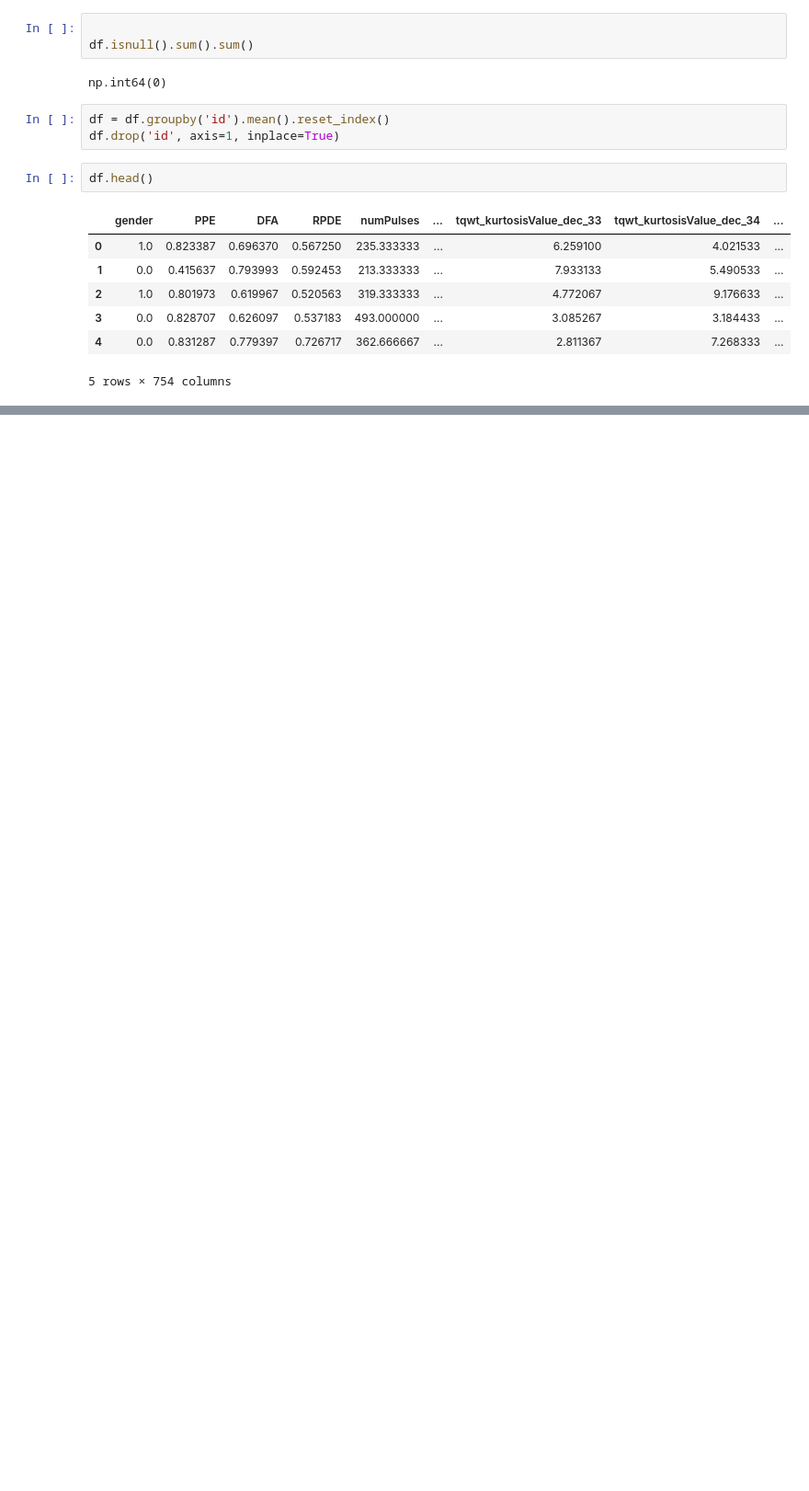
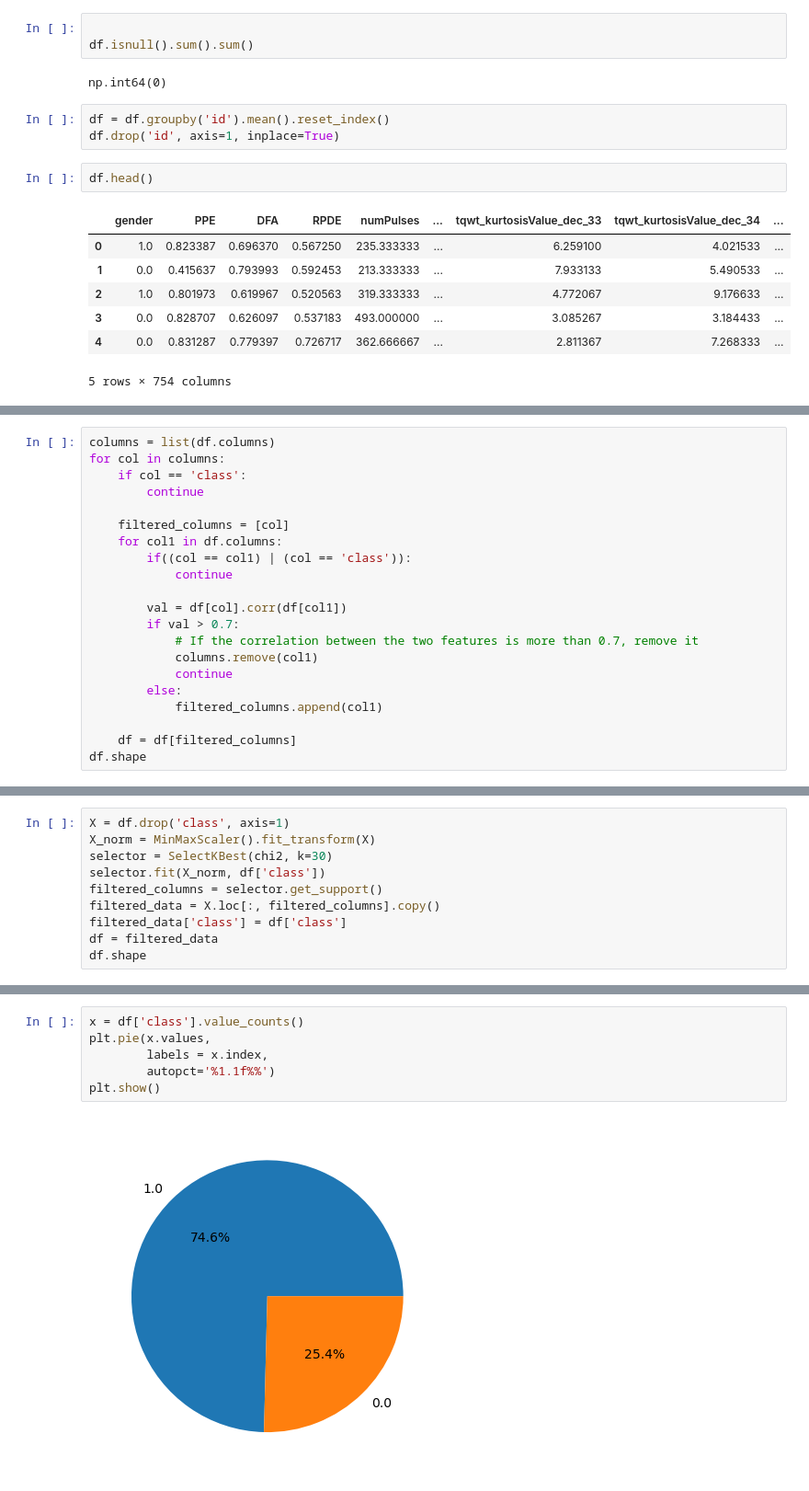
Before and after one commit to sepehr21ar/Machine-Learning-and-Analytics, a Jupyter notebook: Parkinson_Disease/main.ipynb, the cells around one changed output, grey strips where cells are left out. Shown: that part at 92% size. Drawn from its saved outputs; the diff is of its cells as text; blank space fills up the shorter version.

Commit message:
feature selection and train model

```diff
--- a/Parkinson_Disease/main.ipynb
+++ b/Parkinson_Disease/main.ipynb
@@ -70,0 +76,21 @@ df.head()
+# %%
+columns = list(df.columns)
+for col in columns:
+    if col == 'class':
+        continue
+
+    filtered_columns = [col]
+    for col1 in df.columns:
+        if((col == col1) | (col == 'class')):
+            continue
+
+        val = df[col].corr(df[col1])
+        if val > 0.7:
+            # If the correlation between the two features is more than 0.7, remove it
+            columns.remove(col1)
+            continue
+        else:
+            filtered_columns.append(col1)
+
+    df = df[filtered_columns]
+df.shape
@@ -70,0 +99,10 @@ df.head()
+# %%
+X = df.drop('class', axis=1)
+X_norm = MinMaxScaler().fit_transform(X)
+selector = SelectKBest(chi2, k=30)
+selector.fit(X_norm, df['class'])
+filtered_columns = selector.get_support()
+filtered_data = X.loc[:, filtered_columns].copy()
+filtered_data['class'] = df['class']
+df = filtered_data
+df.shape
@@ -70,0 +115,8 @@ df.head()
+# %%
+x = df['class'].value_counts()
+plt.pie(x.values,
+        labels = x.index,
+        autopct='%1.1f%%')
+plt.show()
+# %% [output]
+[figure, added]
```
Also changed, not shown: parts of 12 cells of this notebook.
